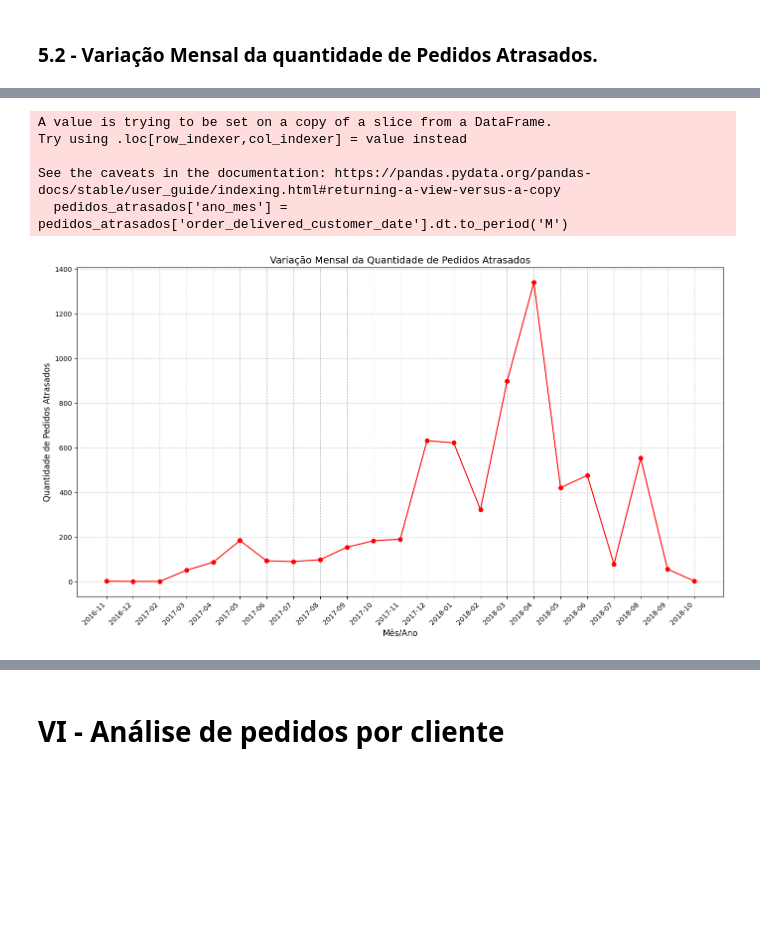
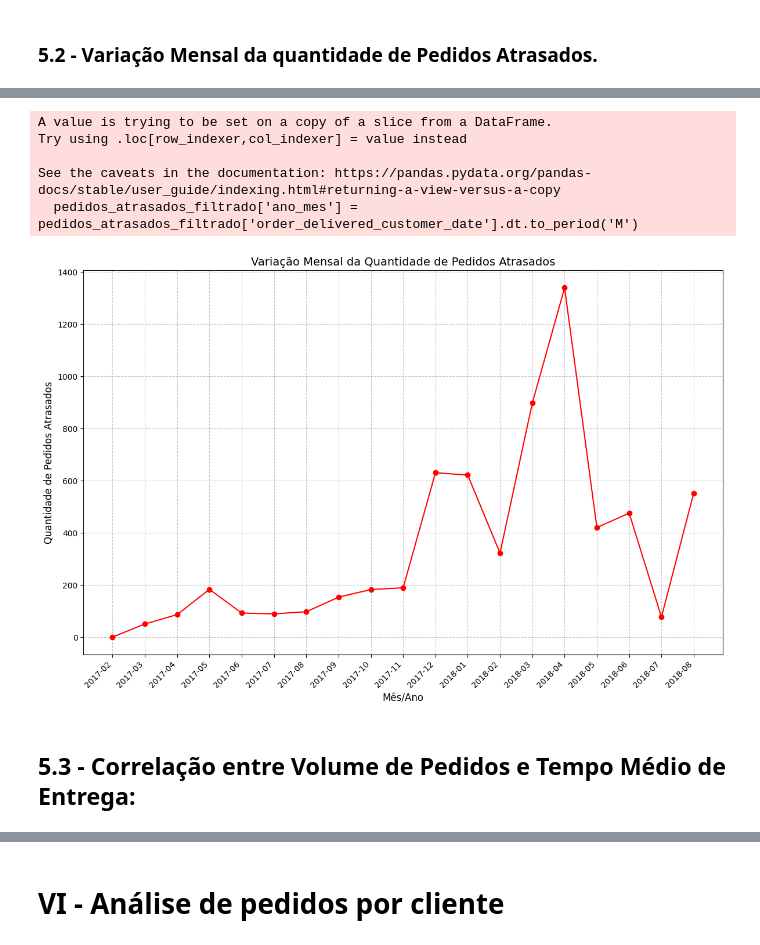
Before and after one commit to datajoedata/e-Commerce-Sales-Analysis-Target-Brazil, a Jupyter notebook: Análise_exploratória_vendas_e_commerce.ipynb, the cells around one changed output, grey strips where cells are left out. Saved outputs shown, nothing was run; the diff lists cells and outputs as text; code cells hidden in the pictures; blank space fills up the shorter version.

```diff
--- a/Análise_exploratória_vendas_e_commerce.ipynb
+++ b/Análise_exploratória_vendas_e_commerce.ipynb
@@ -910,17 +909,26 @@ plot_mapa_atrasos_por_estado()
 # %% [markdown]
 ### 5.1 - Variação mensal da média, mediana e desvio padrão do tempo de entrega
 # %%
-# Criar o DataFrame com estatísticas mensais
-pedidos_df['ano_mes'] = pedidos_df['order_delivered_customer_date'].dt.to_period('M')
+# Certificar que a coluna de datas está no formato datetime
+pedidos_df['order_delivered_customer_date'] = pd.to_datetime(pedidos_df['order_delivered_customer_date'], errors='coerce')
+
+# Definir a regra para meses válidos (exemplo: meses com mais de 300 pedidos)
+meses_validos = pedidos_por_mes[pedidos_por_mes['num_pedidos'] >= 300]['order_delivered_customer_date'].astype(str).tolist()
+
+# Filtrar o DataFrame 'pedidos_df' para conter apenas os meses válidos
+pedidos_df_filtrado = pedidos_df[pedidos_df['order_delivered_customer_date'].dt.to_period('M').astype(str).isin(meses_validos)]
+
+# Criar a coluna 'ano_mes' após a filtragem
+pedidos_df_filtrado['ano_mes'] = pedidos_df_filtrado['order_delivered_customer_date'].dt.to_period('M')
 
 # Agrupa por 'ano_mes' e calcula as estatísticas
-estatisticas_por_mes = pedidos_df.groupby('ano_mes')['tempo_entrega'].agg(['mean', 'median', 'std']).reset_index()
+estatisticas_por_mes = pedidos_df_filtrado.groupby('ano_mes')['tempo_entrega'].agg(['mean', 'median', 'std']).reset_index()
 
 # Renomear colunas
 estatisticas_por_mes.columns = ['Mês/Ano', 'Média (dias)', 'Mediana (dias)', 'Desvio Padrão (dias)']
 
 # Configurar tamanho e estilo do gráfico
-plt.figure(figsize=(14, 8))
+plt.figure(figsize=(12, 8))
 
 # Plotar (Média, Mediana e Desvio Padrão) com ajustes de estilo
 plt.plot(estatisticas_por_mes['Mês/Ano'].astype(str), estatisticas_por_mes['Média (dias)'],
@@ -955,38 +1030,50 @@ plt.show()
 # %%
-# Gráfico de variação mensal da quantidade de pedidos atrasados
+# Certificar que as colunas de datas estão no formato datetime
+pedidos_df['order_delivered_customer_date'] = pd.to_datetime(pedidos_df['order_delivered_customer_date'], errors='coerce')
+pedidos_df['order_estimated_delivery_date'] = pd.to_datetime(pedidos_df['order_estimated_delivery_date'], errors='coerce')
+
+# Definir a regra para meses válidos (meses com mais de 300 pedidos)
+meses_validos = pedidos_por_mes[pedidos_por_mes['num_pedidos'] >= 300]['order_delivered_customer_date'].astype(str).tolist()
+
+# Filtrar o DataFrame 'pedidos_atrasados' para conter apenas os meses válidos
+pedidos_atrasados_filtrado = pedidos_atrasados[pedidos_atrasados['order_delivered_customer_date'].dt.to_period('M').astype(str).isin(meses_validos)]
+
+# Gráfico de variação mensal da quantidade de pedidos atrasados com filtro aplicado
 def plot_variacao_mensal_atrasos():
-    # Criar uma nova coluna com o mês/ano de entrega
-    pedidos_atrasados['ano_mes'] = pedidos_atrasados['order_delivered_customer_date'].dt.to_period('M')
+    # Criar uma nova coluna com o mês/ano de entrega no DataFrame filtrado
+    pedidos_atrasados_filtrado['ano_mes'] = pedidos_atrasados_filtrado['order_delivered_customer_date'].dt.to_period('M')
 
-    # Agrupar por mês/ano e contar a quantidade de pedidos atrasados
-    atrasos_por_mes = pedidos_atrasados.groupby('ano_mes')['order_id'].count().reset_index()
+    # Agrupar por mês/ano e contar a quantidade de pedidos atrasados no DataFrame filtrado
+    atrasos_por_mes = pedidos_atrasados_filtrado.groupby('ano_mes')['order_id'].count().reset_index()
     atrasos_por_mes.columns = ['Mês/Ano', 'Quantidade de Atrasos']
 
     # Plotar o gráfico de linha da quantidade de atrasos por mês
-    plt.figure(figsize=(14, 8))
+    plt.figure(figsize=(12, 8))
     plt.plot(atrasos_por_mes['Mês/Ano'].astype(str), atrasos_por_mes['Quantidade de Atrasos'], marker='o', color='red')
 
     # Adicionar título e rótulos dos eixos
     plt.title('Variação Mensal da Quantidade de Pedidos Atrasados', fontsize=14)
     plt.xlabel('Mês/Ano', fontsize=12)
     plt.ylabel('Quantidade de Pedidos Atrasados', fontsize=12)
 
     # Rotacionar os rótulos do eixo X para melhor legibilidade
     plt.xticks(rotation=45, ha='right')
 
     # Adicionar grade
     plt.grid(True, linestyle='--', alpha=0.7)
 
     # Exibir o gráfico
     plt.tight_layout()
     plt.show()
 
-# Chamar as funções para exibir os gráficos
+# Chamar a função para exibir o gráfico
 plot_variacao_mensal_atrasos()
 # %% [output]
 A value is trying to be set on a copy of a slice from a DataFrame.
 Try using .loc[row_indexer,col_indexer] = value instead
 
 See the caveats in the documentation: https://pandas.pydata.org/pandas-docs/stable/user_guide/indexing.html#returning-a-view-versus-a-copy
-  pedidos_atrasados['ano_mes'] = pedidos_atrasados['order_delivered_customer_date'].dt.to_period('M')
+  pedidos_atrasados_filtrado['ano_mes'] = pedidos_atrasados_filtrado['order_delivered_customer_date'].dt.to_period('M')
-[figure, old version]
+[figure, new version]
+# %% [markdown]
+## 5.3 - Correlação entre Volume de Pedidos e Tempo Médio de Entrega:
```
Also changed, not shown: parts of 38 cells of this notebook.
